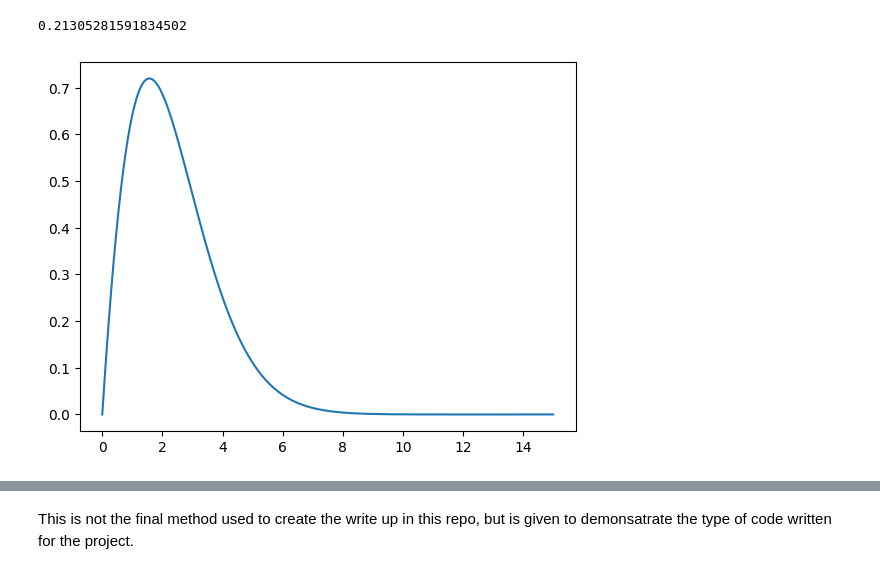
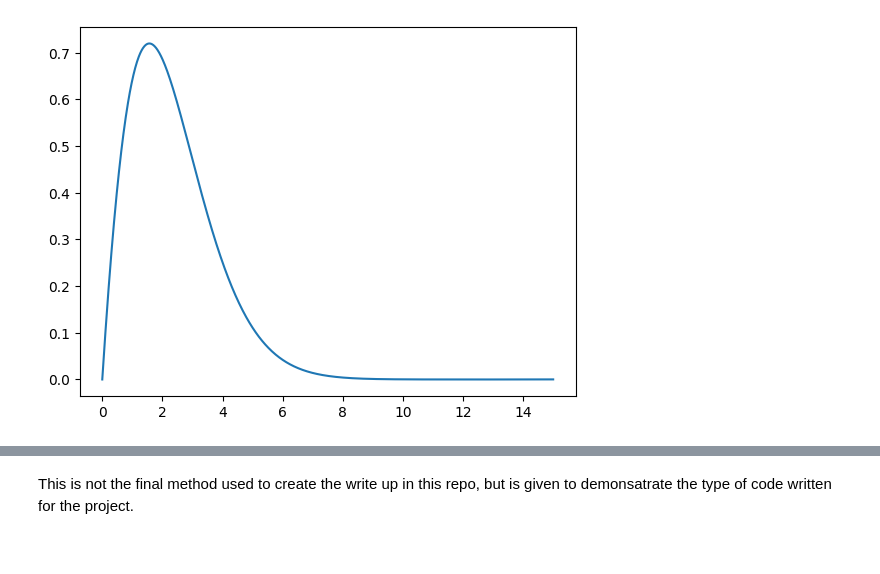
Before and after one commit to Laserpanda69/Quarkonium-Numeric-Solving, a Jupyter notebook: notebook.ipynb, the cells around one changed output, grey strips where cells are left out. Drawn from its saved outputs; the diff is of its cells as text; code cells hidden in the pictures.

```diff
--- a/notebook.ipynb
+++ b/notebook.ipynb
@@ -79,34 +18,29 @@ r = np.linspace(0.0000001, 15, 10000)
-# %%
-def solve_quarkonium(u0, epsilon, step_size = 0.015, layer = 5):
-    divergence_has_flipped = False
-    steps_taken = 0
-    while not divergence_has_flipped:
-        epsilon_lower = epsilon + (step_size * steps_taken)
-        sol = scipy.integrate.odeint(wave_function, u0, r, args=(1,0,alpha,epsilon_lower, reduced_mass, charmonium_energy_1S))
-        v1 = sol[:,1]
-
-        steps_taken += 1
-        epsilon_upper = epsilon + (step_size * steps_taken)
-        sol = scipy.integrate.odeint(wave_function, u0, r, args=(1,0,alpha,epsilon_upper, reduced_mass, charmonium_energy_1S))
-        v2 = sol[:,1]
-        divergence_has_flipped = (v1[-1] < 0) != (v2[-1] < 0)
-
-    gamma = (epsilon_lower+epsilon_upper)/2
-
-    if layer > 0:
-        return solve_quarkonium(u0, epsilon = epsilon_lower, step_size=step_size/2, layer= layer -1)
-
-    return gamma, scipy.integrate.odeint(wave_function, u0, r, args=(1,0,alpha,gamma, reduced_mass, charmonium_energy_1S))
-
-
-
-beta, sol = solve_quarkonium(U0, epsilon=0.09, layer=30)
-u = sol[:,0]
-
-print(beta)
-plt.plot(r, u)
-plt.show()
-# %% [output]
-0.21305281591834502
-[figure, removed]
+# %%
+U0 = [0,1]
+r = np.linspace(0.0000001, 15, 1000)
+charmonium_cornell_alpha = 0.4
+initial_charmonium_cornell_beta = 0.195
+
+charm_quark_mass = particle_masses[ParticleNames.CHARM]
+charmonium_mass_1S = particle_masses[ParticleNames.CHARMONIUM]['1S']
+
+
+recpricol_reduced_mass = 1/charm_quark_mass + 1/charm_quark_mass
+reduced_charmonium_mass = 1/recpricol_reduced_mass
+
+charmonium_energy_1S = particle_masses[ParticleNames.CHARMONIUM]['1S'] - 2*particle_masses[ParticleNames.CHARM]
+# %%
+
+charmonium_beta, sol = numericalSolvers.calibration_staircase(
+        U0, r, corenell_wave_function,
+        potential_arguments=(charmonium_cornell_alpha, charmonium_energy_1S, reduced_charmonium_mass),
+        b_lower = initial_charmonium_cornell_beta,
+        flight = 30
+    )
+
+u, v = sol[:,0], sol[:,1]
+plt.plot(r, u)
+last_energy_value = charmonium_energy_1S
+# %% [output]
+[figure, added]
 # %%
```
Also changed, not shown: parts of 5 cells of this notebook, 3 other files.
